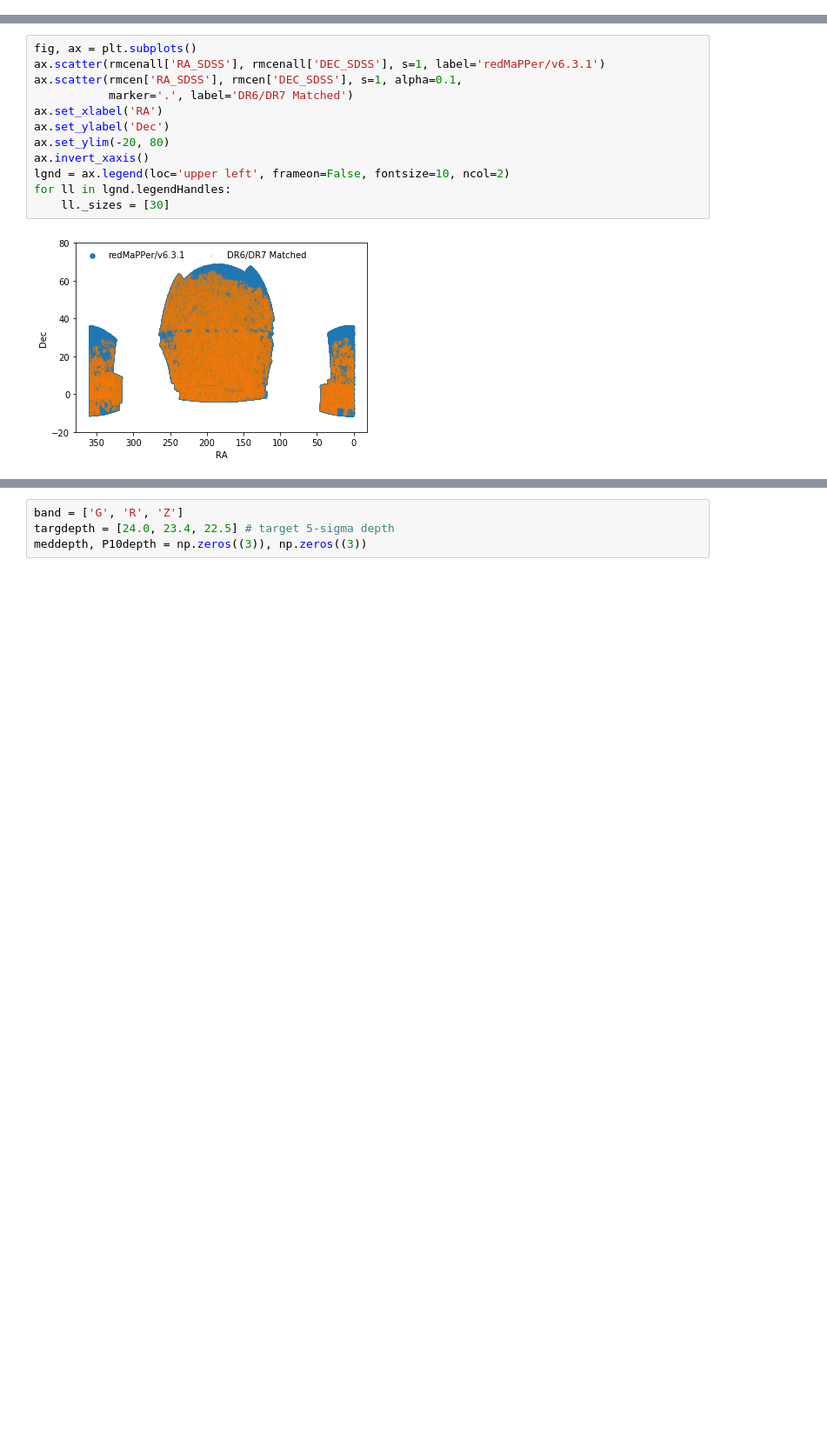
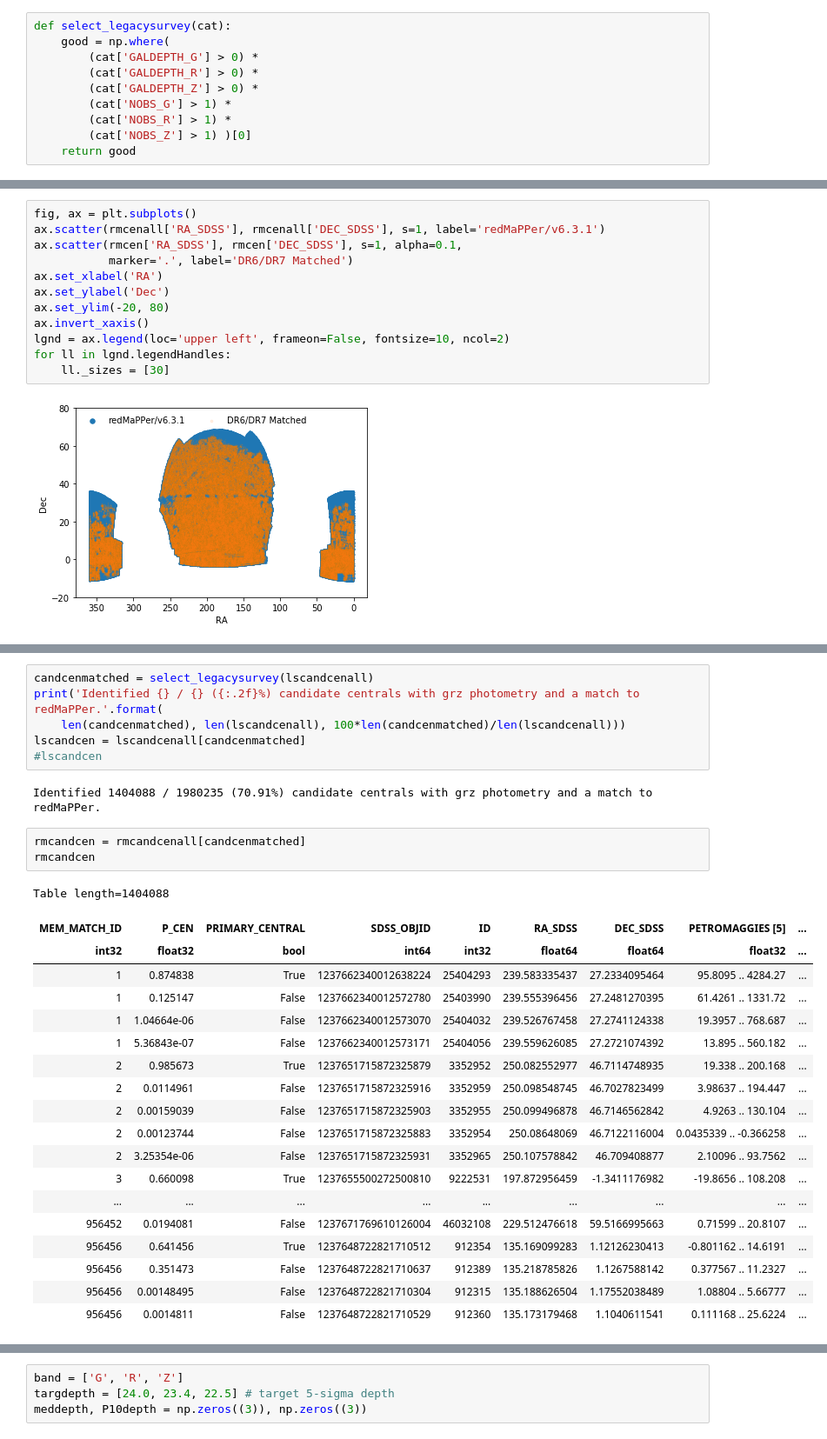
Before and after one commit to moustakas/legacyhalos, a Jupyter notebook: doc/legacyhalos-sample-selection.ipynb, the cells around one changed output, grey strips where cells are left out. Shown at 87% size. Drawn from its saved outputs; the diff is of its cells as text; blank space fills up the shorter version.

Commit message:
lots more painful debugging of candidate centrals catalog

```diff
--- a/doc/legacyhalos-sample-selection.ipynb
+++ b/doc/legacyhalos-sample-selection.ipynb
@@ -183,3 +188,13 @@ def read_redmapper(rmversion='v6.3.1', index=None, satellites=False):
+# %%
+def select_legacysurvey(cat):
+    good = np.where(
+        (cat['GALDEPTH_G'] > 0) *
+        (cat['GALDEPTH_R'] > 0) *
+        (cat['GALDEPTH_Z'] > 0) *
+        (cat['NOBS_G'] > 1) *
+        (cat['NOBS_R'] > 1) *
+        (cat['NOBS_Z'] > 1) )[0]
+    return good
 # %%
 lscenall = read_legacysurvey(rmversion=rmversion)
 # %% [output]
@@ -319,0 +351,31 @@ Table length=7361908
+# %%
+candcenmatched = select_legacysurvey(lscandcenall)
+print('Identified {} / {} ({:.2f}%) candidate centrals with grz photometry and a match to redMaPPer.'.format(
+    len(candcenmatched), len(lscandcenall), 100*len(candcenmatched)/len(lscandcenall)))
+lscandcen = lscandcenall[candcenmatched]
+#lscandcen
+# %% [output]
+Identified 1404088 / 1980235 (70.91%) candidate centrals with grz photometry and a match to redMaPPer.
+# %%
+rmcandcen = rmcandcenall[candcenmatched]
+rmcandcen
+# %% [output]
+Table length=1404088
+| MEM_MATCH_ID | P_CEN | PRIMARY_CENTRAL | SDSS_OBJID | ID | RA_SDSS | DEC_SDSS | PETROMAGGIES [5] | ... |
+| int32 | float32 | bool | int64 | int32 | float64 | float64 | float32 | ... |
+| 1 | 0.874838 | True | 1237662340012638224 | 25404293 | 239.583335437 | 27.2334095464 | 95.8095 .. 4284.27 | ... |
+| 1 | 0.125147 | False | 1237662340012572780 | 25403990 | 239.555396456 | 27.2481270395 | 61.4261 .. 1331.72 | ... |
+| 1 | 1.04664e-06 | False | 1237662340012573070 | 25404032 | 239.526767458 | 27.2741124338 | 19.3957 .. 768.687 | ... |
+| 1 | 5.36843e-07 | False | 1237662340012573171 | 25404056 | 239.559626085 | 27.2721074392 | 13.895 .. 560.182 | ... |
+| 2 | 0.985673 | True | 1237651715872325879 | 3352952 | 250.082552977 | 46.7114748935 | 19.338 .. 200.168 | ... |
+| 2 | 0.0114961 | False | 1237651715872325916 | 3352959 | 250.098548745 | 46.7027823499 | 3.98637 .. 194.447 | ... |
+| 2 | 0.00159039 | False | 1237651715872325903 | 3352955 | 250.099496878 | 46.7146562842 | 4.9263 .. 130.104 | ... |
+| 2 | 0.00123744 | False | 1237651715872325883 | 3352954 | 250.08648069 | 46.7122116004 | 0.0435339 .. -0.366258 | ... |
+| 2 | 3.25354e-06 | False | 1237651715872325931 | 3352965 | 250.107578842 | 46.709408877 | 2.10096 .. 93.7562 | ... |
+| 3 | 0.660098 | True | 1237655500272500810 | 9222531 | 197.872956459 | -1.3411176982 | -19.8656 .. 108.208 | ... |
+| ... | ... | ... | ... | ... | ... | ... | ... | ... |
+| 956452 | 0.0194081 | False | 1237671769610126004 | 46032108 | 229.512476618 | 59.5166995663 | 0.71599 .. 20.8107 | ... |
+| 956456 | 0.641456 | True | 1237648722821710512 | 912354 | 135.169099283 | 1.12126230413 | -0.801162 .. 14.6191 | ... |
+| 956456 | 0.351473 | False | 1237648722821710637 | 912389 | 135.218785826 | 1.1267588142 | 0.377567 .. 11.2327 | ... |
+| 956456 | 0.00148495 | False | 1237648722821710304 | 912315 | 135.188626504 | 1.17552038489 | 1.08804 .. 5.66777 | ... |
+| 956456 | 0.0014811 | False | 1237648722821710529 | 912360 | 135.173179468 | 1.1040611541 | 0.111168 .. 25.6224 | ... |
```
Also changed, not shown: parts of 40 cells of this notebook.
